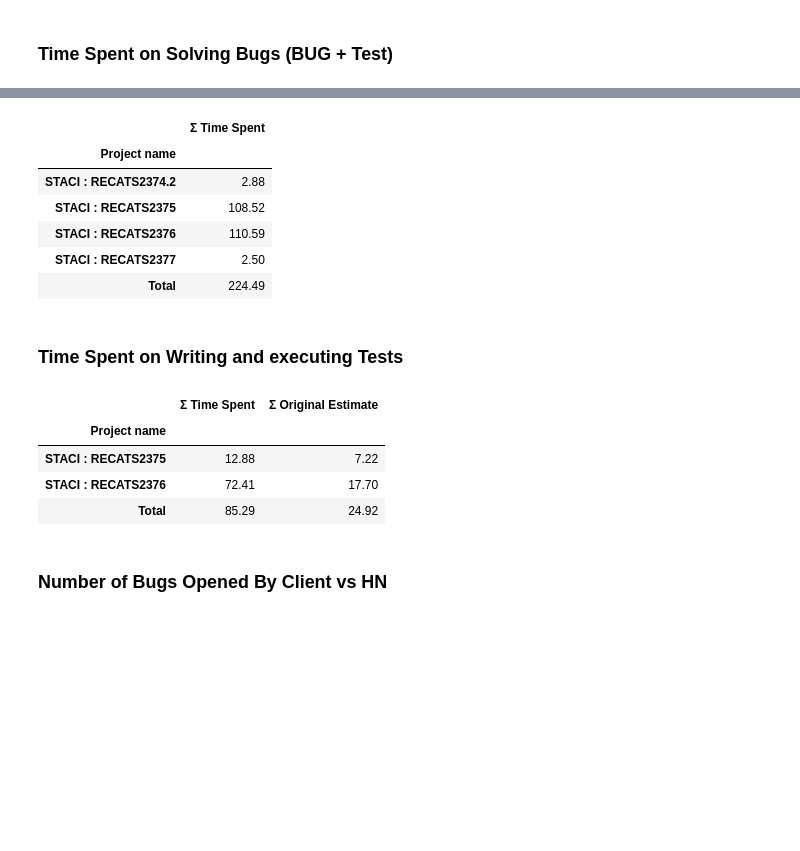
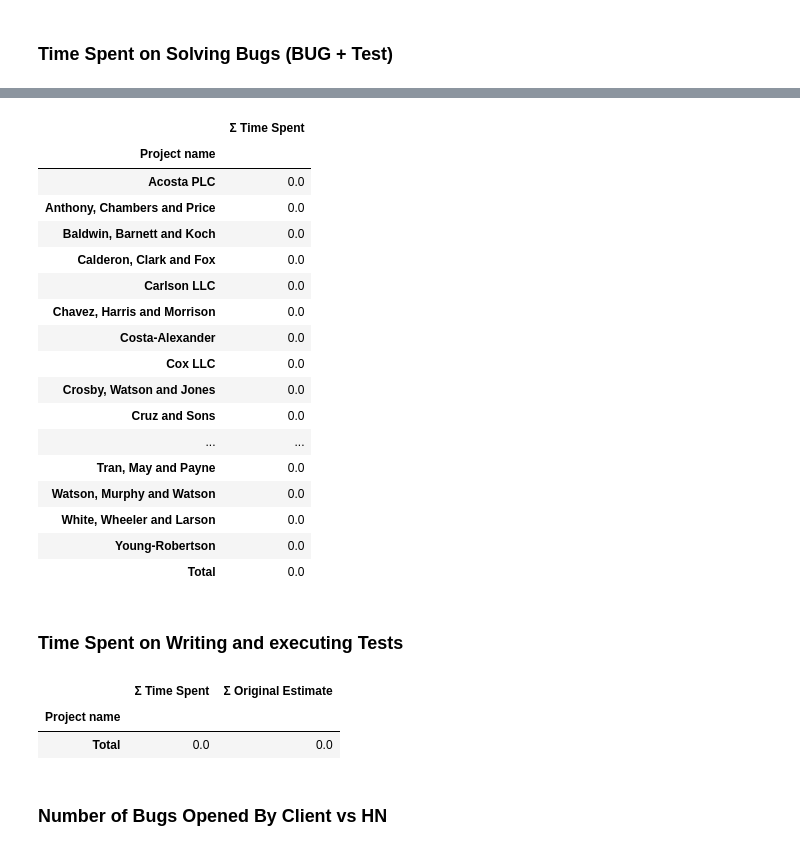
Before and after one commit to fvirtuozo/ML_for_Project_Time_Prediction, a Jupyter notebook: Scripts_for_portifolio.ipynb, the cells around one changed output, grey strips where cells are left out. Cells and saved outputs as stored; diff of their text form; code cells hidden in the pictures; blank space fills up the shorter version.

```diff
--- a/Scripts_for_portifolio.ipynb
+++ b/Scripts_for_portifolio.ipynb
@@ -64,13 +64,13 @@ asist_output = gc.open_by_key(tabela_asist).sheet1
 jira_output = gc.open_by_key(tabela_jira).sheet1
 worklogs_output = gc.open_by_key(tabela_worklogs).sheet1
 # %%
-worklogs = pd.read_excel('/content/drive/MyDrive/Colab Notebooks/Portifolio/Cópia de worklogs_2025.xlsx')
+worklogs = pd.read_excel("/content/drive/MyDrive/Colab Notebooks/Portifolio/For Upload/worklogs_2025.xlsx")
 
 worklogs_edited = gc.open_by_key(tabela_worklogs).sheet1
 worklogs_edited = pd.DataFrame(worklogs_edited.get_all_records())
 
-db_asist_origin = pd.read_excel('/content/drive/MyDrive/Colab Notebooks/Portifolio/Cópia de Asist.xlsx', header = None)
-db_asist_open = pd.read_excel('/content/drive/MyDrive/Colab Notebooks/Portifolio/Cópia de asist_open.xlsx', header = None)
+db_asist_open = pd.read_excel('/content/drive/MyDrive/Colab Notebooks/Portifolio/For Upload/tickets_open.xlsx', header = None)
+db_asist_origin = pd.read_excel("/content/drive/MyDrive/Colab Notebooks/Portifolio/For Upload/tickets_closed.xlsx", header = None)
 
-df_Projects = pd.read_csv('/content/drive/MyDrive/Colab Notebooks/Portifolio/Cópia de Jira Export Excel CSV.csv')
+df_Projects = pd.read_excel('/content/drive/MyDrive/Colab Notebooks/Portifolio/For Upload/JiraExport.xlsx')
 folder_to_save = r'.\Data_Sources'
@@ -234,11 +186,10 @@ See the caveats in the documentation: https://pandas.pydata.org/pandas-docs/stab
 # %%
 #Extracting the Asist Project Number
+def ticket_number(column):
+    # Find all sequences of exactly 3 digits
+    numeros = re.findall(r'\d{3}', column)
 
-def ticket_number(column):
-    # Encontra todas as sequências de 10 números no texto
-    numeros = re.findall(r'\d{10}', column)
-
-    # Retorna a primeira sequência encontrada (se houver)
+    # Return the first match or None if no match
     return numeros[0] if numeros else None
 # %%
 df_Projects['Nº Ticket Asist'] = df_Projects['Summary'].apply(ticket_number)
@@ -567,6 +500,8 @@ dtype: int64
 merged_db_asist['Domaine'] = merged_db_asist['Domaine'].fillna('Autres')
 # %% [markdown]
 #Adding the estimative and Time Spent to Asist Database
+# %%
+df_Projects['Nº Ticket Asist'] = 'TICKET-' + df_Projects['Nº Ticket Asist'].astype(str)
 # %%
 merged_db_asist['Numéro'] = merged_db_asist['Numéro'].astype(str)
 
@@ -835,20 +759,30 @@ Dev_time
 # %%
 bugs_filtered = df_Projects[
     ((df_Projects['Issue Type'] == 'Bug') |
-    (df_Projects['Summary'].str.contains('BUG', case=False, na=False))) &
-    (df_Projects['Project name'].str.contains('RECATS', case=False, na=False))
+    (df_Projects['Summary'].str.contains('BUG', case=False, na=False)))
 ]
 bug_time = bugs_filtered.groupby(['Project name']).agg({'Σ Time Spent': 'sum'})
 bug_time.loc['Total'] = bug_time.sum(axis=0)
 bug_time
 # %% [output]
 |  | Σ Time Spent |
 | Project name |  |
-| STACI : RECATS2374.2 | 2.88 |
-| STACI : RECATS2375 | 108.52 |
-| STACI : RECATS2376 | 110.59 |
-| STACI : RECATS2377 | 2.50 |
-| Total | 224.49 |
+| Acosta PLC | 0.0 |
+| Anthony, Chambers and Price | 0.0 |
+| Baldwin, Barnett and Koch | 0.0 |
+| Calderon, Clark and Fox | 0.0 |
+| Carlson LLC | 0.0 |
+| Chavez, Harris and Morrison | 0.0 |
+| Costa-Alexander | 0.0 |
+| Cox LLC | 0.0 |
+| Crosby, Watson and Jones | 0.0 |
+| Cruz and Sons | 0.0 |
+| ... | ... |
+| Tran, May and Payne | 0.0 |
+| Watson, Murphy and Watson | 0.0 |
+| White, Wheeler and Larson | 0.0 |
+| Young-Robertson | 0.0 |
+| Total | 0.0 |
 # %% [markdown]
 ### Time Spent on Writing and executing Tests
 # %%
@@ -863,9 +797,7 @@ Tests
 # %% [output]
 |  | Σ Time Spent | Σ Original Estimate |
 | Project name |  |  |
-| STACI : RECATS2375 | 12.88 | 7.22 |
-| STACI : RECATS2376 | 72.41 | 17.70 |
-| Total | 85.29 | 24.92 |
+| Total | 0.0 | 0.0 |
 # %% [markdown]
 ### Number of Bugs Opened By Client vs HN
 # %%
```
Also changed, not shown: parts of 50 cells of this notebook.
